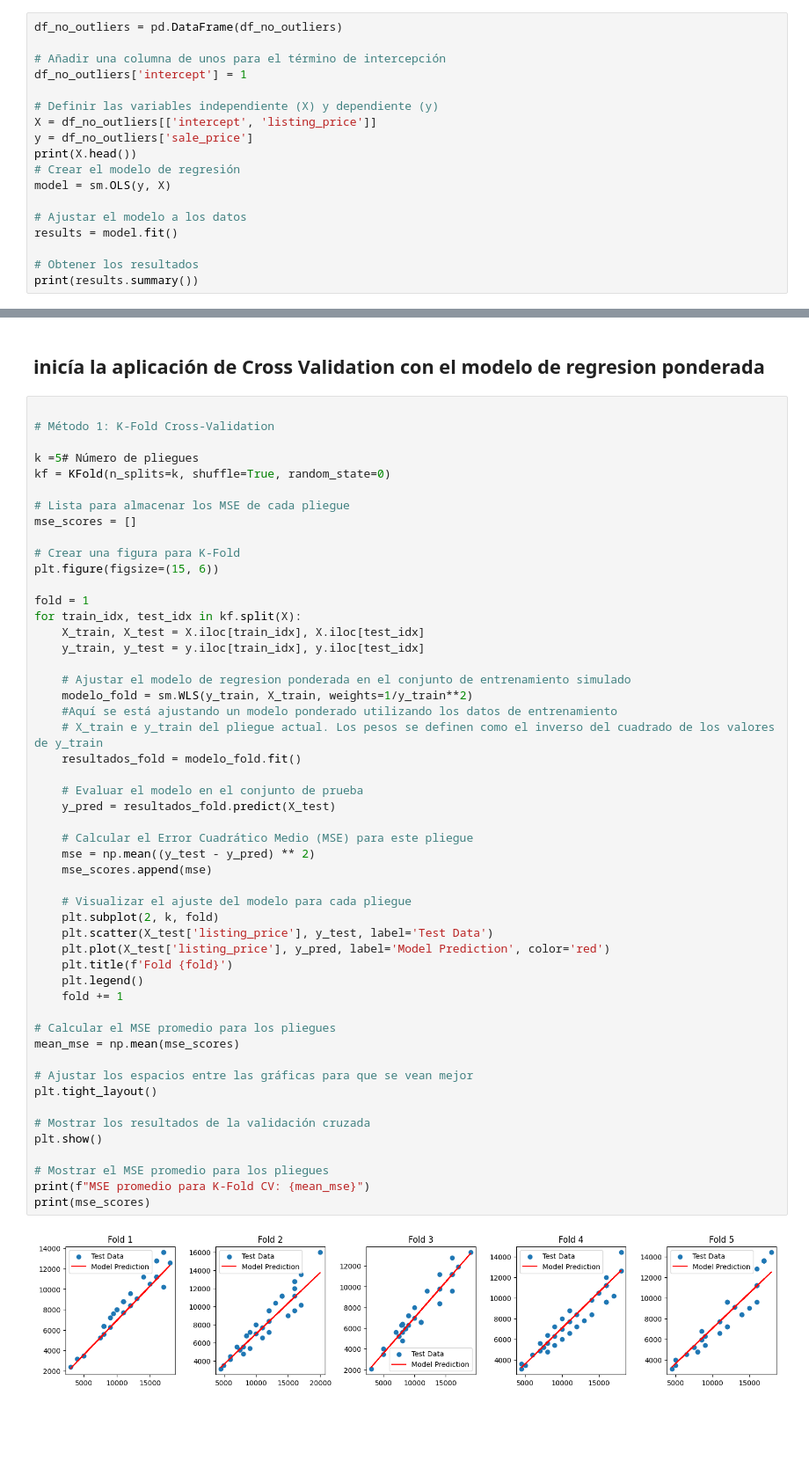
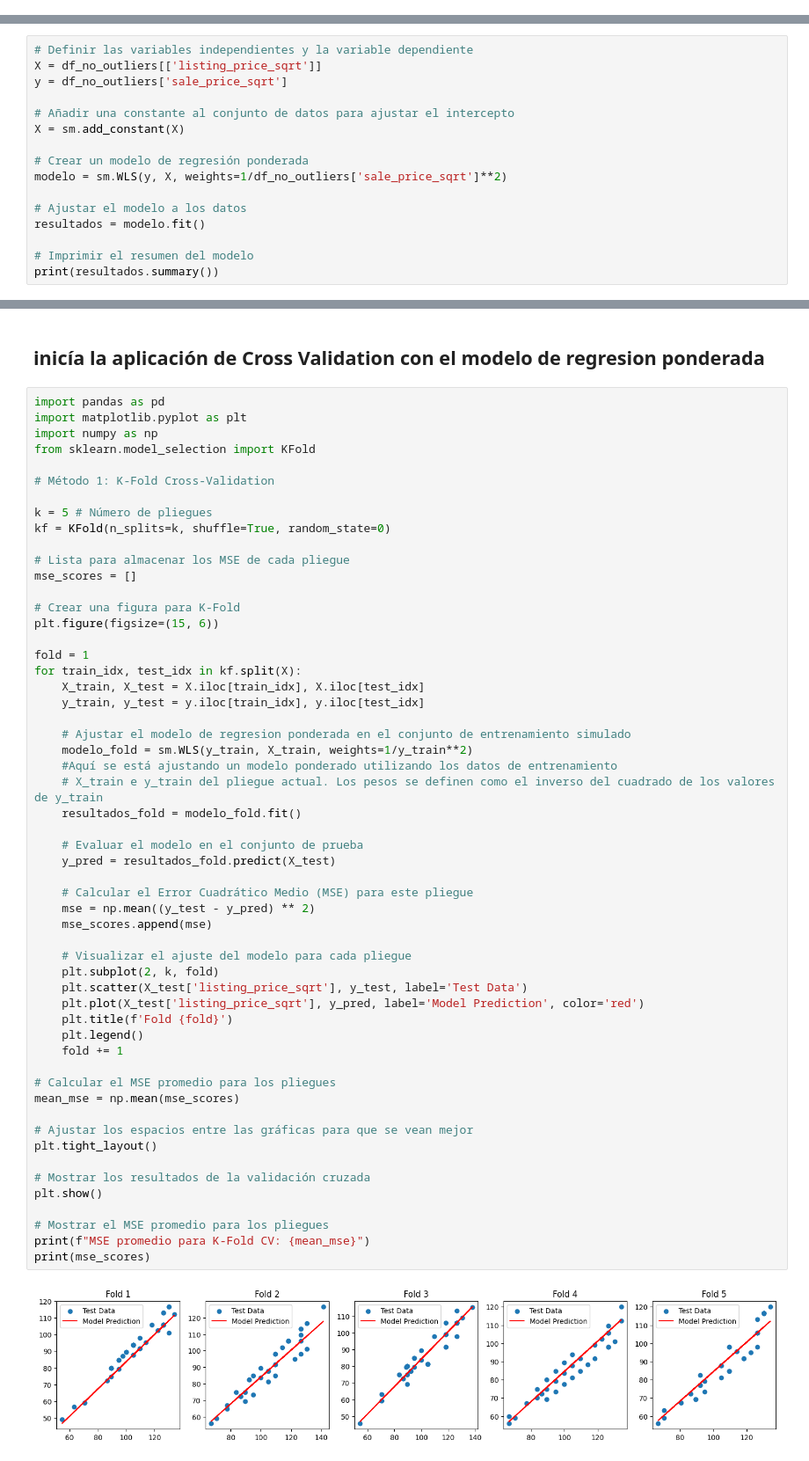
Before and after one commit to pau1ag/caso1, a Jupyter notebook: cross.ipynb, the cells around one changed output, grey strips where cells are left out. Shown: that part at 88% size. Saved outputs shown, nothing was run; the diff lists cells and outputs as text; blank space fills up the shorter version.

```diff
--- a/cross.ipynb
+++ b/cross.ipynb
@@ -174,18 +190,0 @@ TypeError: expected non-empty vector for x
-# %%
-df_no_outliers = pd.DataFrame(df_no_outliers)
-
-# Añadir una columna de unos para el término de intercepción
-df_no_outliers['intercept'] = 1
-
-# Definir las variables independiente (X) y dependiente (y)
-X = df_no_outliers[['intercept', 'listing_price']]
-y = df_no_outliers['sale_price']
-print(X.head())
-# Crear el modelo de regresión
-model = sm.OLS(y, X)
-
-# Ajustar el modelo a los datos
-results = model.fit()
-
-# Obtener los resultados
-print(results.summary())
@@ -209,0 +191,16 @@ strong multicollinearity or other numerical problems.
+# %%
+# Definir las variables independientes y la variable dependiente
+X = df_no_outliers[['listing_price_sqrt']]
+y = df_no_outliers['sale_price_sqrt']
+
+# Añadir una constante al conjunto de datos para ajustar el intercepto
+X = sm.add_constant(X)
+
+# Crear un modelo de regresión ponderada
+modelo = sm.WLS(y, X, weights=1/df_no_outliers['sale_price_sqrt']**2)
+
+# Ajustar el modelo a los datos
+resultados = modelo.fit()
+
+# Imprimir el resumen del modelo
+print(resultados.summary())
@@ -210,10 +225,14 @@ strong multicollinearity or other numerical problems.
 # %% [markdown]
 <h2>inicía la aplicación de Cross Validation con el modelo  de regresion ponderada</h2>
 # %%
+import pandas as pd
+import matplotlib.pyplot as plt
+import numpy as np
+from sklearn.model_selection import KFold
 
 # Método 1: K-Fold Cross-Validation
 
-k =5# Número de pliegues
+k = 5 # Número de pliegues
 kf = KFold(n_splits=k, shuffle=True, random_state=0)
 
 # Lista para almacenar los MSE de cada pliegue
@@ -232,33 +251,33 @@ for train_idx, test_idx in kf.split(X):
     #Aquí se está ajustando un modelo ponderado utilizando los datos de entrenamiento
     # X_train e y_train del pliegue actual. Los pesos se definen como el inverso del cuadrado de los valores de y_train
     resultados_fold = modelo_fold.fit()
 
     # Evaluar el modelo en el conjunto de prueba
     y_pred = resultados_fold.predict(X_test)
 
     # Calcular el Error Cuadrático Medio (MSE) para este pliegue
     mse = np.mean((y_test - y_pred) ** 2)
     mse_scores.append(mse)
 
     # Visualizar el ajuste del modelo para cada pliegue
     plt.subplot(2, k, fold)
-    plt.scatter(X_test['listing_price'], y_test, label='Test Data')
-    plt.plot(X_test['listing_price'], y_pred, label='Model Prediction', color='red')
+    plt.scatter(X_test['listing_price_sqrt'], y_test, label='Test Data')
+    plt.plot(X_test['listing_price_sqrt'], y_pred, label='Model Prediction', color='red')
     plt.title(f'Fold {fold}')
     plt.legend()
     fold += 1
 
 # Calcular el MSE promedio para los pliegues
 mean_mse = np.mean(mse_scores)
 
 # Ajustar los espacios entre las gráficas para que se vean mejor
 plt.tight_layout()
 
 # Mostrar los resultados de la validación cruzada
 plt.show()
 
 # Mostrar el MSE promedio para los pliegues
 print(f"MSE promedio para K-Fold CV: {mean_mse}")
 print(mse_scores)
 # %% [output]
-[figure, old version]
+[figure, new version]
```
Also changed, not shown: parts of 11 cells of this notebook.
